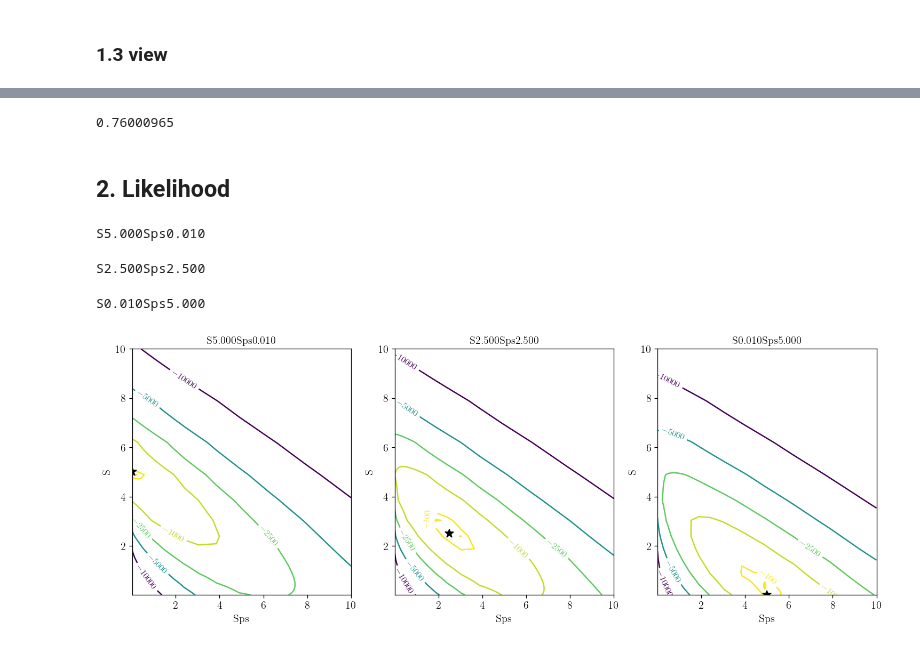
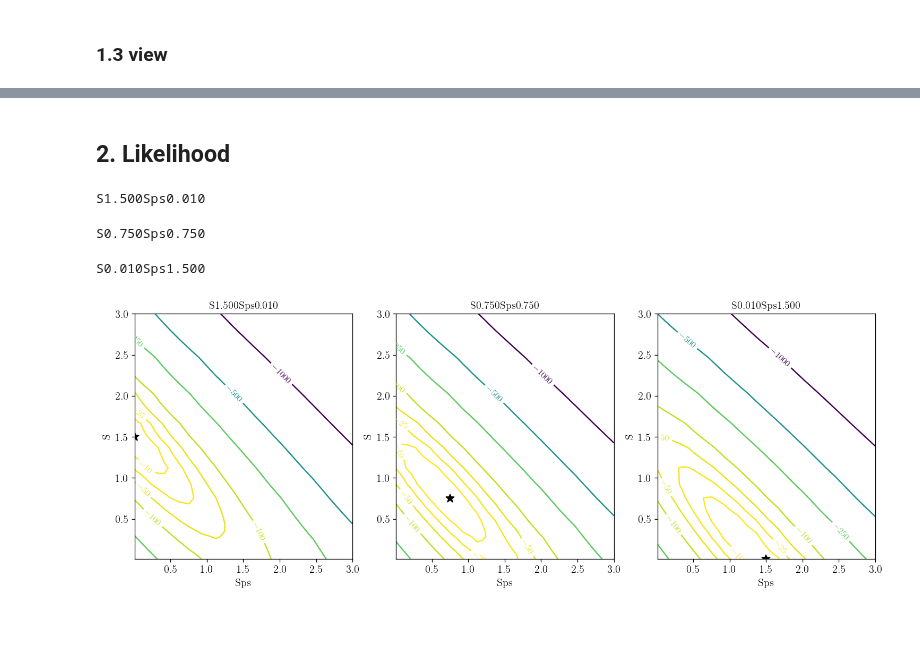
Before and after one commit to smsharma/fermi-prob-prog, a Jupyter notebook: validating/fit_np_to_np/check_likelihood.ipynb, the cells around one changed output, grey strips where cells are left out. Saved outputs shown, nothing was run; the diff lists cells and outputs as text; code cells hidden in the pictures; blank space fills up the shorter version.

```diff
--- a/validating/fit_np_to_np/check_likelihood.ipynb
+++ b/validating/fit_np_to_np/check_likelihood.ipynb
@@ -167,3 +124,0 @@ exp_map = np.array(m.exposure_map)
-# %%
-the_map = np.zeros(np.sum(~mask_sim))
-s_ary = np.logspace(-1, 2, 100)
@@ -174,16 +124,0 @@ norms_poiss = theta[1 : len(temps_poiss)]
-# %%
-# Normalize PS map to get correct counts/pix in ROI
-# and construct appropriate dnds arrays for each PS template
-
-dnds_ary = []
-idx_theta_ps = len(temps_poiss)
-for temp_ps in temps_ps:
-    dnds_ary_temp = dnds(s_ary, theta[idx_theta_ps : idx_theta_ps + 6])
-    s_exp = np.trapz(s_ary * dnds_ary_temp, s_ary)
-    temp_ratio = np.sum(temp_ps[~mask_normalize_counts]) / np.sum(temp_ps)
-    exp_ratio = np.mean(exp_map[~mask_normalize_counts]) / np.mean(exp_map)
-    dnds_ary_temp_sky = (dnds_ary_temp/s_exp) * theta[idx_theta_ps] * np.sum(~mask_normalize_counts) / temp_ratio / exp_ratio
-    dnds_ary.append(dnds_ary_temp_sky)
-    idx_theta_ps += 6
-
-exp_map_norm = exp_map / np.mean(exp_map)  #  * exp_ratio
@@ -235,5 +124,0 @@ print(np.sum(the_map) == 0) or np.sum(np.isnan(the_map)) or np.sum(np.isinf(the_
-# %%
-zs = []
-for i in tqdm(range(100)):
-    z = s(npmodel, var_dict)
-    zs.append(z)
@@ -255,7 +125,3 @@ hp.cartview(z, lonra=[-25, 25], latra=[-25, 25])
-# %%
-np.mean(z[~npmodel.normalization_mask])
-# %% [output]
-0.76000965
 # %% [markdown]
 ## 2. Likelihood
 # %%
@@ -355,35 +221,35 @@ def ll(m, vd, data, S_gce, Sps_gce):
     ll_arr = log_like_np(theta, mu_masked, npt_compressed_masked, data_masked, m.f_ary, m.df_rho_div_f_ary, m.k_max, len(mu_masked))
     return jnp.sum(ll_arr)
 # %%
-S_Sps_arr = [[5., 0.01], [2.5, 2.5], [0.01, 5.]]
+S_Sps_arr = [[1.5, 0.01], [0.75, 0.75], [0.01, 1.5]]
 ll_arr_arr = []
 for S_gce, Sps_gce in S_Sps_arr:
     run_name = f"S{S_gce:.3f}Sps{Sps_gce:.3f}"
     print(run_name)
 
-    counts = jnp.array(jnp.load(f"counts-{run_name}-bare.npy"), dtype=np.int32)
-    var_dict = pickle.load(open(f"truth-{run_name}-bare.p", 'rb'))
+    counts = jnp.array(jnp.load(f"data/counts-{run_name}.npy"), dtype=np.int32)
+    var_dict = pickle.load(open(f"data/truth-{run_name}.p", 'rb'))
 
-    S_arr = np.geomspace(1e-2, 10, 30)
-    Sps_arr = np.geomspace(1e-2, 10, 30)
+    S_arr = np.geomspace(1e-2, 3, 30)
+    Sps_arr = np.geomspace(1e-2, 3, 30)
     ll_arr = np.zeros((len(S_arr), len(Sps_arr)))
     for i_S, S in enumerate(tqdm(S_arr)):
         for i_Sps, Sps in enumerate(Sps_arr):
             ll_arr[i_S, i_Sps] = ll(npmodel, var_dict, counts, S, Sps)
     ll_arr_arr.append(ll_arr)
 # %% [output]
-S5.000Sps0.010
+S1.500Sps0.010
-S2.500Sps2.500
+S0.750Sps0.750
-S0.010Sps5.000
+S0.010Sps1.500
 # %%
 fig, axs = plt.subplots(1, 3, figsize=(15, 5))
 for i, ll_arr in enumerate(ll_arr_arr):
     S_gce, Sps_gce = S_Sps_arr[i]
     run_name = f"S{S_gce:.3f}Sps{Sps_gce:.3f}"
     # show contour labels
-    ct = axs[i].contour((Sps_arr), (S_arr), ll_arr-np.max(ll_arr), levels=[-10000, -5000, -2500, -1000, -100, -10, -1], aspect=1)
+    ct = axs[i].contour((Sps_arr), (S_arr), ll_arr-np.max(ll_arr), levels=[-1000, -500, -250, -100, -50, -25, -10], aspect=1)
     axs[i].clabel(ct, inline=True, fontsize=10)
     axs[i].set(xlabel="Sps", ylabel="S", title=run_name)
     axs[i].plot(Sps_gce, S_gce, '*', color='k', ms=10)
 # %% [output]
-[figure, old version]
+[figure, new version]
```
Also changed, not shown: parts of 19 cells of this notebook, 5 other files.
